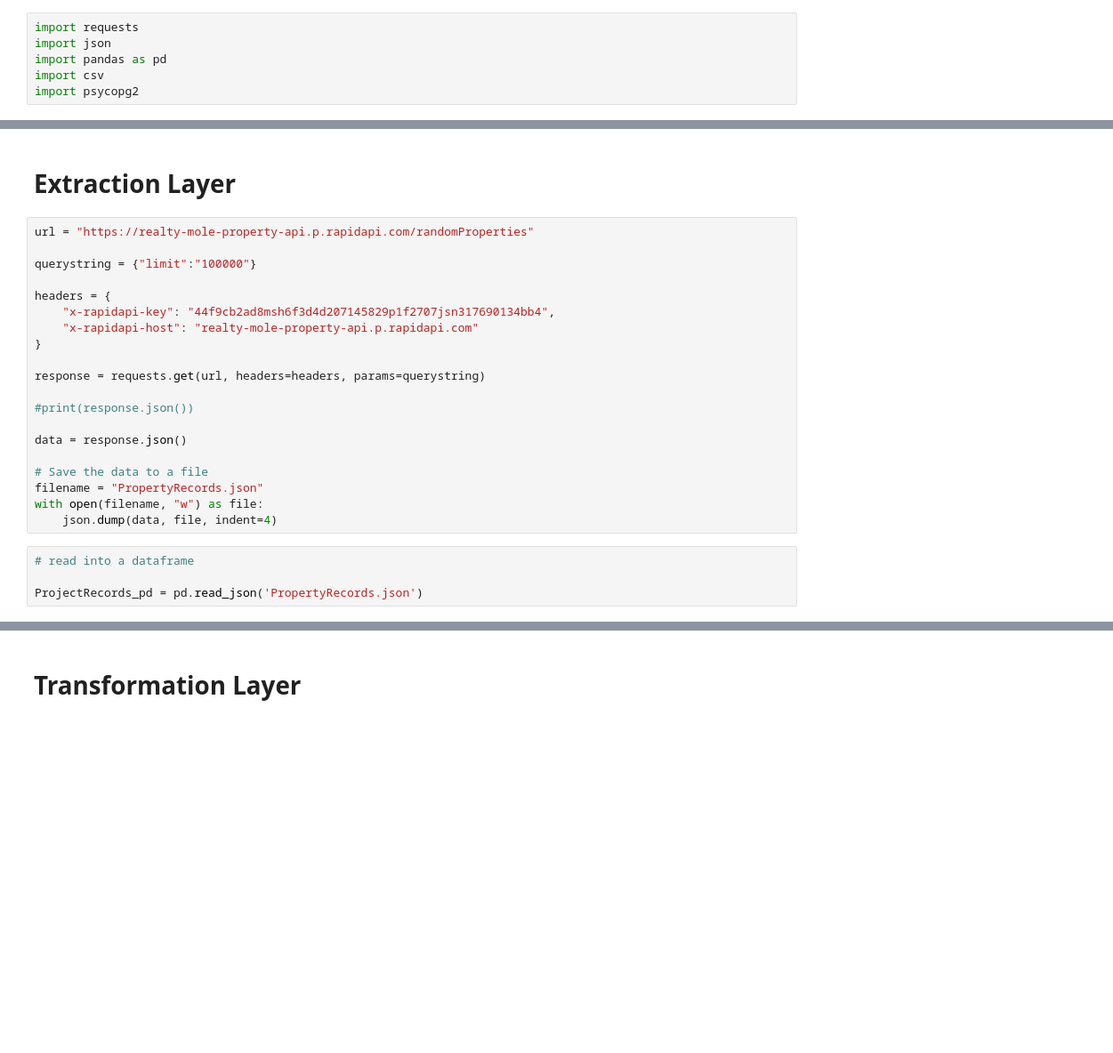
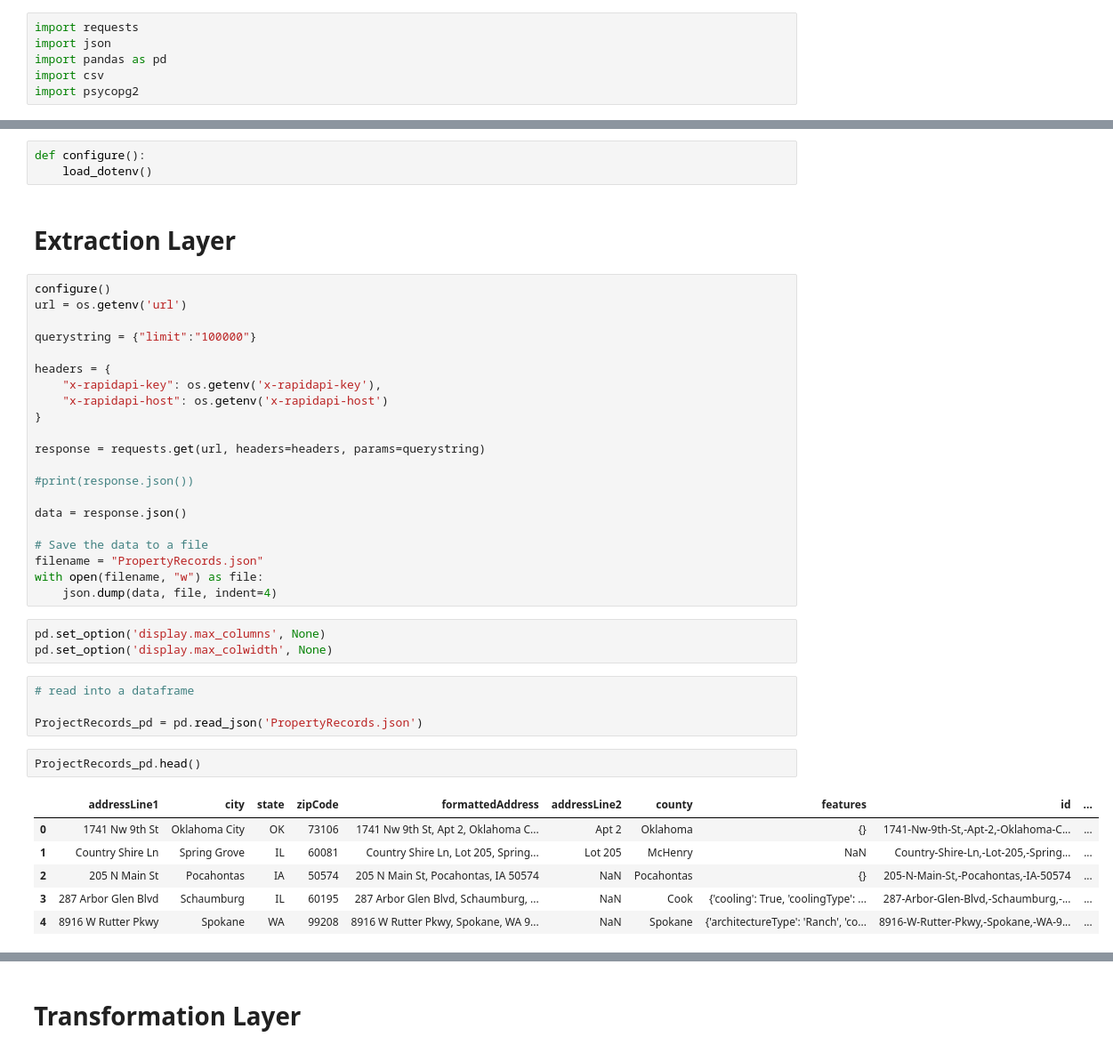
Before and after one commit to oyeadedamola/RealEstateETL, a Jupyter notebook: 1st project pipeline.ipynb, the cells around one changed output, grey strips where cells are left out. Shown at 89% size. Saved outputs shown, nothing was run; the diff lists cells and outputs as text; blank space fills up the shorter version.

```diff
--- a/1st project pipeline.ipynb
+++ b/1st project pipeline.ipynb
@@ -7,13 +15,17 @@ import psycopg2
+# %%
+def configure():
+    load_dotenv()
 # %% [markdown]
 # Extraction Layer
 # %%
-url = "https://realty-mole-property-api.p.rapidapi.com/randomProperties"
+configure()
+url = os.getenv('url')
 
 querystring = {"limit":"100000"}
 
 headers = {
-	"x-rapidapi-key": "44f9cb2ad8msh6f3d4d207145829p1f2707jsn317690134bb4",
-	"x-rapidapi-host": "realty-mole-property-api.p.rapidapi.com"
+	"x-rapidapi-key": os.getenv('x-rapidapi-key'),
+	"x-rapidapi-host": os.getenv('x-rapidapi-host')
 }
 
 response = requests.get(url, headers=headers, params=querystring)
@@ -26,8 +38,20 @@ data = response.json()
 filename = "PropertyRecords.json"
 with open(filename, "w") as file:
     json.dump(data, file, indent=4)
+# %%
+pd.set_option('display.max_columns', None)
+pd.set_option('display.max_colwidth', None)
 # %%
 # read into a dataframe
 
 ProjectRecords_pd = pd.read_json('PropertyRecords.json')
+# %%
+ProjectRecords_pd.head()
+# %% [output]
+|  | addressLine1 | city | state | zipCode | formattedAddress | addressLine2 | county | features | id | ... |
+| 0 | 1741 Nw 9th St | Oklahoma City | OK | 73106 | 1741 Nw 9th St, Apt 2, Oklahoma C... | Apt 2 | Oklahoma | {} | 1741-Nw-9th-St,-Apt-2,-Oklahoma-C... | ... |
+| 1 | Country Shire Ln | Spring Grove | IL | 60081 | Country Shire Ln, Lot 205, Spring... | Lot 205 | McHenry | NaN | Country-Shire-Ln,-Lot-205,-Spring... | ... |
+| 2 | 205 N Main St | Pocahontas | IA | 50574 | 205 N Main St, Pocahontas, IA 50574 | NaN | Pocahontas | {} | 205-N-Main-St,-Pocahontas,-IA-50574 | ... |
+| 3 | 287 Arbor Glen Blvd | Schaumburg | IL | 60195 | 287 Arbor Glen Blvd, Schaumburg, ... | NaN | Cook | {'cooling': True, 'coolingType': ... | 287-Arbor-Glen-Blvd,-Schaumburg,-... | ... |
+| 4 | 8916 W Rutter Pkwy | Spokane | WA | 99208 | 8916 W Rutter Pkwy, Spokane, WA 9... | NaN | Spokane | {'architectureType': 'Ranch', 'co... | 8916-W-Rutter-Pkwy,-Spokane,-WA-9... | ... |
 # %%
```
Also changed, not shown: parts of 24 cells of this notebook, 9 other files.
